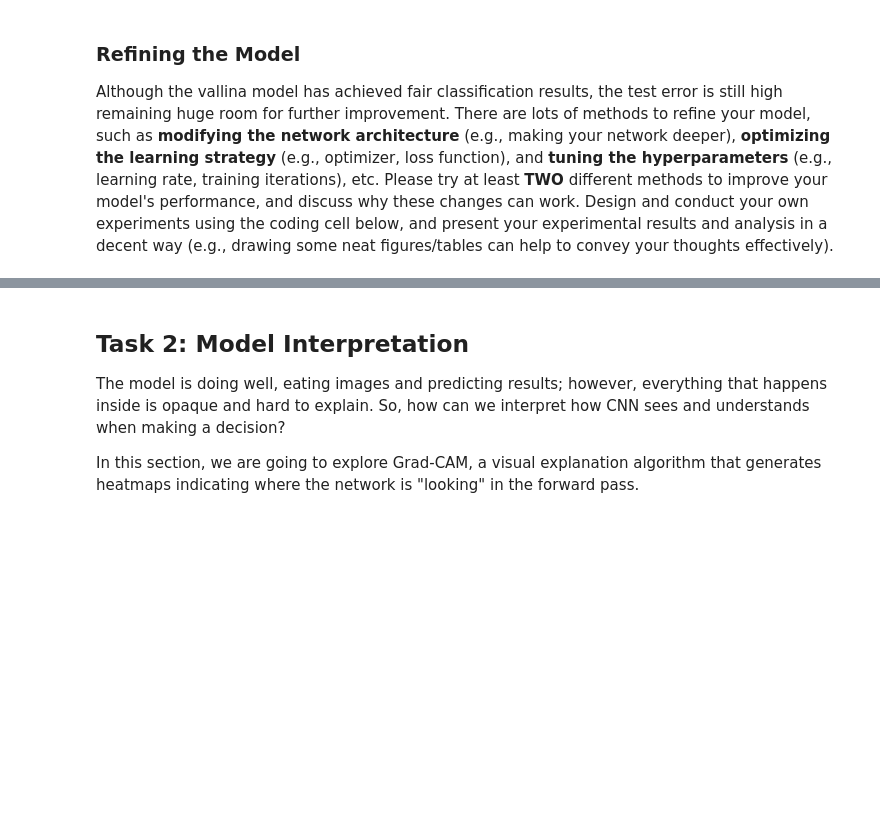
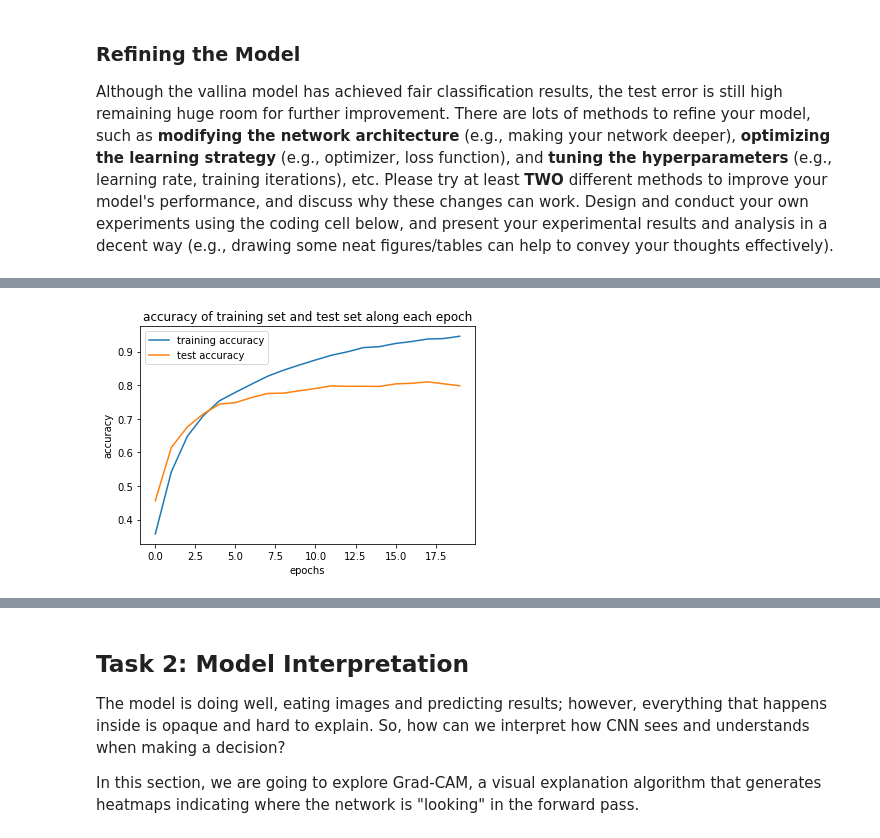
Before and after one commit to s-elo/AI, a Jupyter notebook: project1/EE5934_Project1.ipynb, the cells around one changed output, grey strips where cells are left out. Saved outputs shown, nothing was run; the diff lists cells and outputs as text; code cells hidden in the pictures; blank space fills up the shorter version.

Commit message:
project1 analysis and add some figures

```diff
--- a/project1/EE5934_Project1.ipynb
+++ b/project1/EE5934_Project1.ipynb
@@ -438,6 +438,7 @@ Although the vallina model has achieved fair classification results, the test er
 ##############################################################################
 
 # your code
+torch.manual_seed(1)
 
 # initialize a new model
 nn = torch.nn
@@ -469,12 +470,11 @@ new_model = torch.nn.Sequential(
     # 256*8*8 -> 256*4*4
     nn.MaxPool2d(2, stride=2),
 
-    # 256*4*4 -> 256 * 4 * 4 = 4096
+    # 256*4*4 ->  4096
     nn.Flatten(),
     # 4096 -> 128
     nn.Linear(256*4*4, 128),
     nn.ReLU(),
-
     nn.Dropout2d(p=0.5),
 
     # 128 -> 10
@@ -484,14 +484,87 @@ new_model = torch.nn.Sequential(
 new_model.to(device)
 
 # new hyperparameters
-epochs = 20
-learning_rate = 0.001
+new_epochs = 20
+new_learning_rate = 0.001
 
 # Set up new optimizer
-optimizer = optim.Adam(new_model.parameters(), lr=learning_rate, weight_decay=1e-4)
+new_optimizer = optim.Adam(new_model.parameters(), lr=new_learning_rate, weight_decay=1e-4)
 
-# begin to train again using the same model architecture
-train_net(new_model)
+# start training
+start = time.time()
+model.train()
+
+train_acc = []
+test_acc = []
+
+for epoch in range(new_epochs):
+    # set the running quatities to zero at the beginning of the epoch
+    running_loss = 0
+    running_error = 0
+
+    for data in train_loader:
+        # Load inputs and labels and deploy to running device
+        inputs, labels = data
+        inputs, labels = inputs.to(device), labels.to(device)
+        # print(labels[0:5])
+        # Set the gradients to zeros
+        new_optimizer.zero_grad()
+        # Forward the batch data through the net
+        outputs = new_model(inputs)
+        # print(outputs[0:5])
+        # Compute the average of the losses of the data points in the minibatch
+        loss = criterion(outputs, labels)
+        # Backward pass to compute gradients
+        loss.backward()
+        # Do one step of stochastic gradient descent
+        new_optimizer.step()
+        # Add the loss of this batch to the running loss
+        running_loss = running_loss + loss.item()
+        # Compute the error made on this batch and add it to the running error
+        probs = F.softmax(outputs, dim=1)
+        pred = torch.argmax(probs, dim=1)
+        running_error = running_error + (pred != labels).int().sum()
+
+    # Compute stats for the full training set
+    total_loss = running_loss / train_size
+    total_error = running_error / train_size
+    elapsed = (time.time()-start) / 60
+
+    print('epoch= {} \t time= {:.2f} min \t loss= {:.3f} \t error= {:.2f}%'.format(
+        epoch, elapsed, total_loss, total_error * 100))
+
+    train_acc.append(1 - total_error.cpu().data.numpy())
+
+    model.eval()
+    running_error = 0
+
+    for data in test_loader:
+        # Load inputs and labels and deploy to running device
+        inputs, labels = data
+        inputs, labels = inputs.to(device), labels.to(device)
+        # Forward batch data through the net
+        outputs = new_model(inputs)
+        # Compute the error made on this batch and add it to the running error
+        probs = F.softmax(outputs, dim=1)
+        pred = torch.argmax(probs, dim=1)
+        running_error = running_error + (pred != labels).int().sum()
+
+    total_error = running_error / test_size
+    print('error rate on test set = {:.2f}%'.format(total_error * 100))
+
+    test_acc.append(1 - total_error.cpu().data.numpy())
+
+    model.train()
+
+# draw the accuracy along each epoch
+plt.figure()
+plt.plot(range(0, new_epochs), train_acc, label='training accuracy')
+plt.plot(range(0, new_epochs), test_acc, label='test accuracy')
+plt.title(f'accuracy of training set and test set along each epoch')
+plt.xlabel('epochs')
+plt.ylabel('accuracy')
+plt.legend()
+plt.show()
 ##############################################################################
 #                             END OF YOUR CODE                               #
 ##############################################################################
@@ -515,0 +589 @@ error rate on test set = 18.53%
+[figure, added]
```
Also changed, not shown: parts of 5 cells of this notebook, 6 other files.
